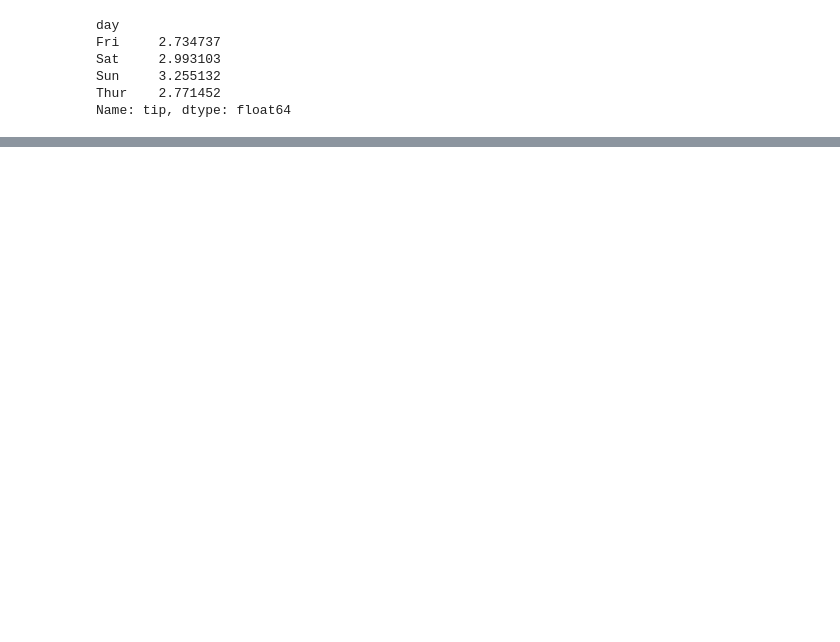
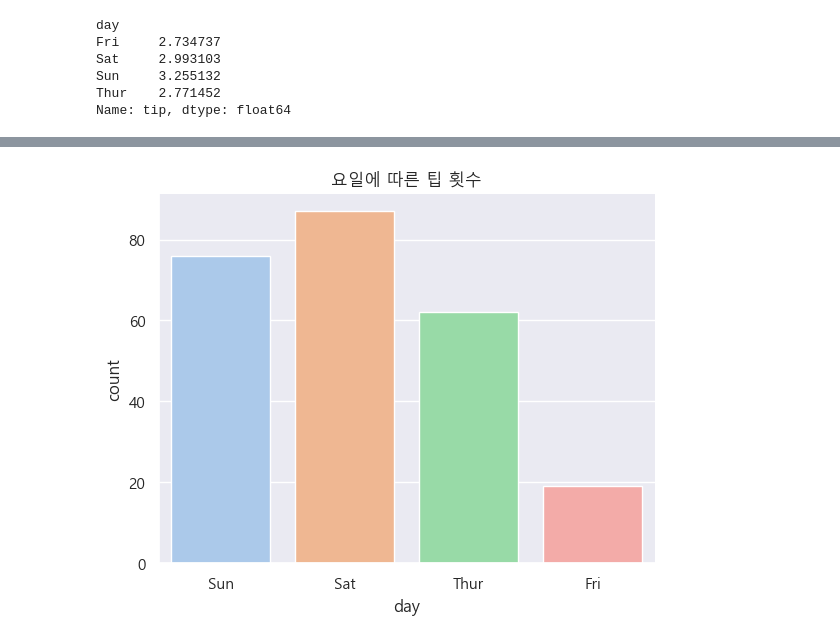
Before and after one commit to leejaesang6098/aiffel_study, a Jupyter notebook: 0811_node/by_tips.ipynb, the cells around one changed output, grey strips where cells are left out. Cells and saved outputs as stored; diff of their text form; code cells hidden in the pictures; blank space fills up the shorter version.

```diff
--- a/0811_node/by_tips.ipynb
+++ b/0811_node/by_tips.ipynb
@@ -123,0 +127,6 @@ sns.barplot(data=df, x='sex', y='tip')
+# %%
+sns.countplot(x="day", data=df)
+plt.title("요일에 따른 팁 횟수")
+plt.show()
+# %% [output]
+[figure, added]
```
Also changed, not shown: parts of 6 cells of this notebook.
